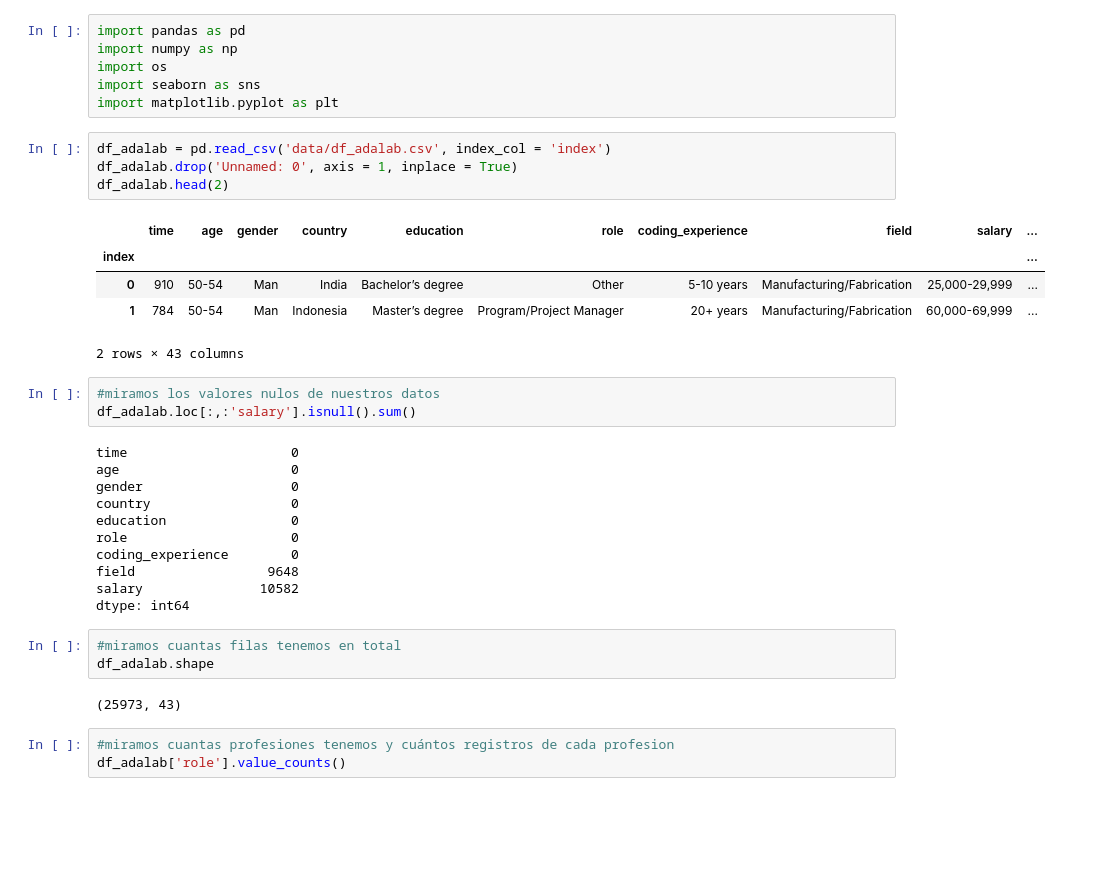
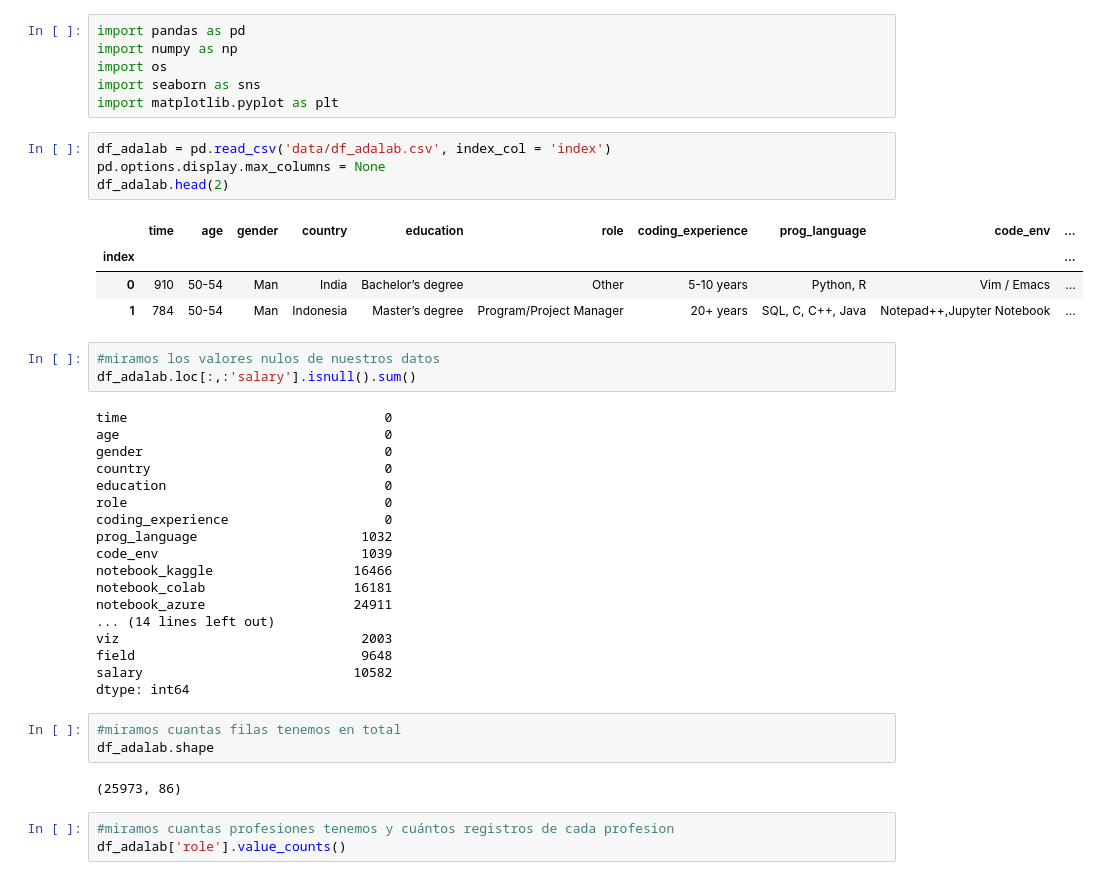
Before and after one commit to anane3373/promoE-modulo2-proyecto-equipo2-NataliaAnaIAnaGAnaS, a Jupyter notebook: 3. limpieza.ipynb, the cells around one changed output. Saved outputs shown, nothing was run; the diff lists cells and outputs as text; blank space fills up the shorter version.

Commit message:
modificando columnas del df

```diff
--- a/3. limpieza.ipynb
+++ b/3. limpieza.ipynb
@@ -33,33 +33,39 @@ import seaborn as sns
 import matplotlib.pyplot as plt
 # %%
 df_adalab = pd.read_csv('data/df_adalab.csv', index_col = 'index')
-df_adalab.drop('Unnamed: 0', axis = 1, inplace = True)
+pd.options.display.max_columns = None
 df_adalab.head(2)
 # %% [output]
-|  | time | age | gender | country | education | role | coding_experience | field | salary | ... |
+|  | time | age | gender | country | education | role | coding_experience | prog_language | code_env | ... |
 | index |  |  |  |  |  |  |  |  |  | ... |
-| 0 | 910 | 50-54 | Man | India | Bachelor’s degree | Other | 5-10 years | Manufacturing/Fabrication | 25,000-29,999 | ... |
-| 1 | 784 | 50-54 | Man | Indonesia | Master’s degree | Program/Project Manager | 20+ years | Manufacturing/Fabrication | 60,000-69,999 | ... |
+| 0 | 910 | 50-54 | Man | India | Bachelor’s degree | Other | 5-10 years | Python, R | Vim / Emacs | ... |
+| 1 | 784 | 50-54 | Man | Indonesia | Master’s degree | Program/Project Manager | 20+ years | SQL, C, C++, Java | Notepad++,Jupyter Notebook | ... |
-2 rows × 43 columns
 # %%
 #miramos los valores nulos de nuestros datos
 df_adalab.loc[:,:'salary'].isnull().sum()
 # %% [output]
-time                     0
-age                      0
-gender                   0
-country                  0
-education                0
-role                     0
-coding_experience        0
-field                 9648
-salary               10582
+time                                 0
+age                                  0
+gender                               0
+country                              0
+education                            0
+role                                 0
+coding_experience                    0
+prog_language                     1032
+code_env                          1039
+notebook_kaggle                  16466
+notebook_colab                   16181
+notebook_azure                   24911
+... (14 lines left out)
+viz                               2003
+field                             9648
+salary                           10582
 dtype: int64
 # %%
 #miramos cuantas filas tenemos en total
 df_adalab.shape
 # %% [output]
-(25973, 43)
+(25973, 86)
 # %%
 #miramos cuantas profesiones tenemos y cuántos registros de cada profesion
 df_adalab['role'].value_counts()
```
Also changed, not shown: parts of 18 cells of this notebook, 6 other files.
